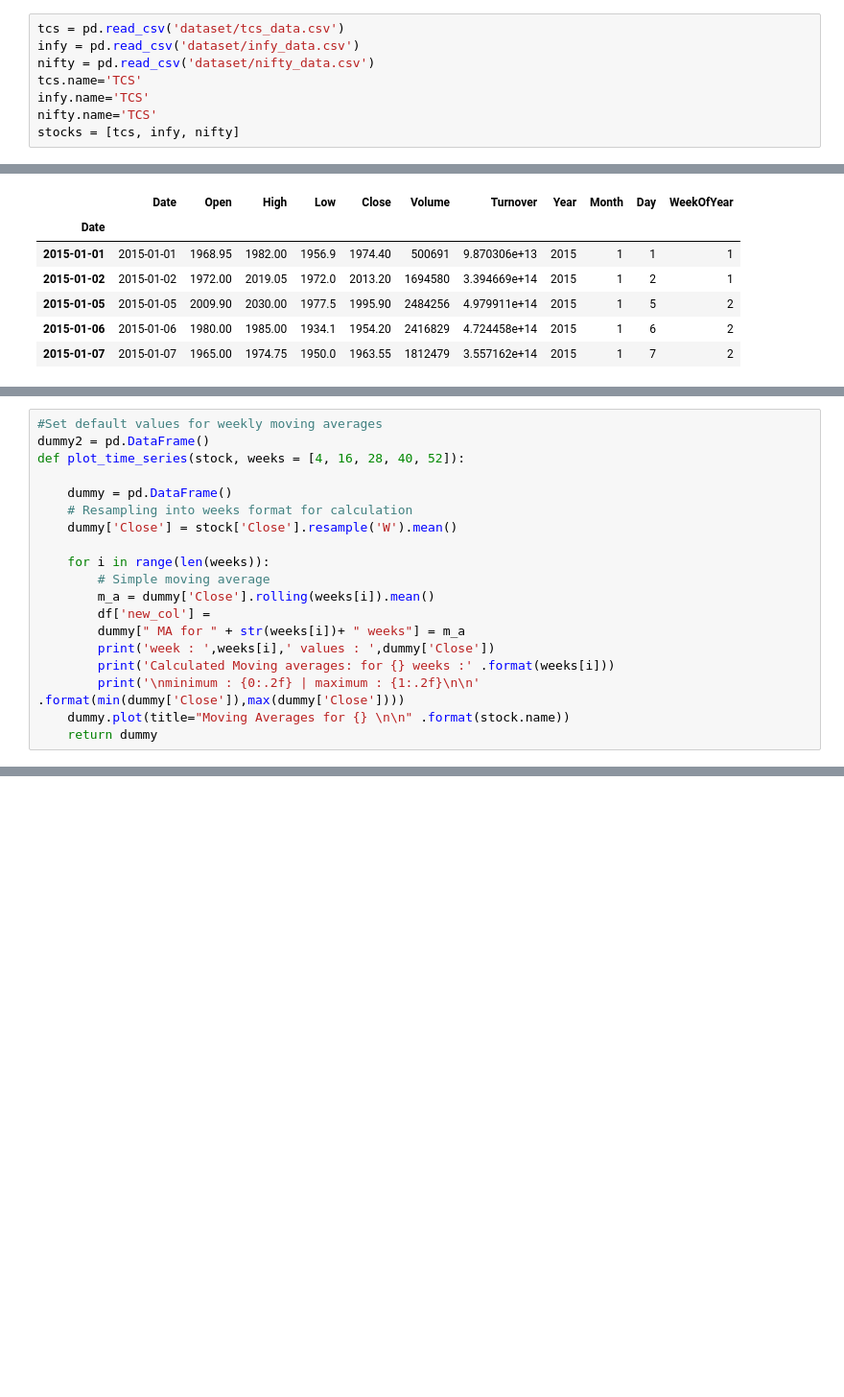
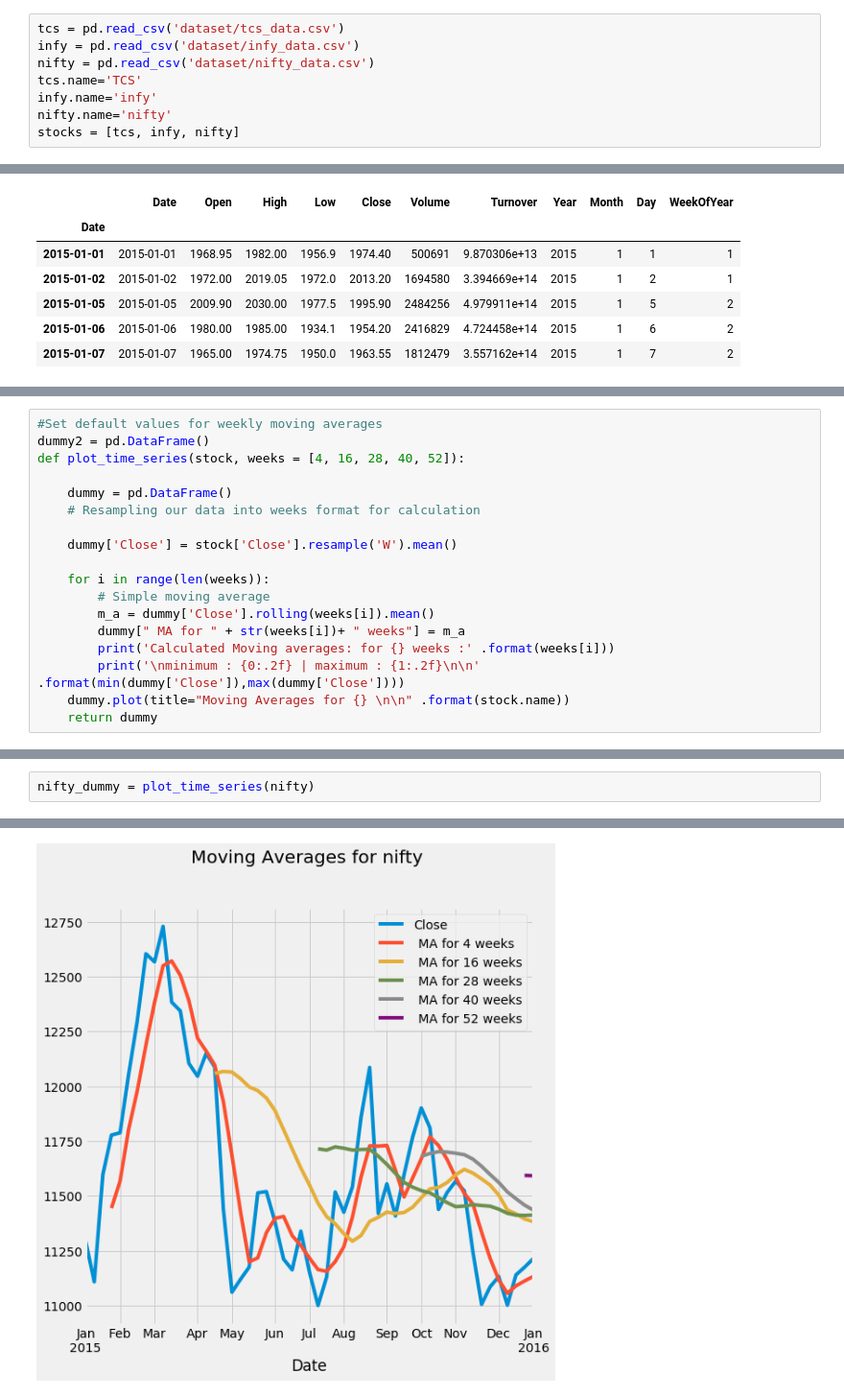
Before and after one commit to keshavvinayak01/Time-Series-Forecasting, a Jupyter notebook: Task_1_and_2.ipynb, the cells around one changed output, grey strips where cells are left out. Shown at 96% size. Cells and saved outputs as stored; diff of their text form; blank space fills up the shorter version.

Commit message:
Dummy columns

```diff
--- a/Task_1_and_2.ipynb
+++ b/Task_1_and_2.ipynb
@@ -16,8 +16,8 @@ tcs = pd.read_csv('dataset/tcs_data.csv')
 infy = pd.read_csv('dataset/infy_data.csv')
 nifty = pd.read_csv('dataset/nifty_data.csv')
 tcs.name='TCS'
-infy.name='TCS'
-nifty.name='TCS'
+infy.name='infy'
+nifty.name='nifty'
 stocks = [tcs, infy, nifty]
 # %%
 def date_to_feature(df):
@@ -61,15 +80,14 @@ dummy2 = pd.DataFrame()
 def plot_time_series(stock, weeks = [4, 16, 28, 40, 52]):
 
     dummy = pd.DataFrame()
-    # Resampling into weeks format for calculation
+    # Resampling our data into weeks format for calculation
+
     dummy['Close'] = stock['Close'].resample('W').mean()
 
     for i in range(len(weeks)):
         # Simple moving average
         m_a = dummy['Close'].rolling(weeks[i]).mean()
-        df['new_col'] =
         dummy[" MA for " + str(weeks[i])+ " weeks"] = m_a
-        print('week : ',weeks[i],' values : ',dummy['Close'])
         print('Calculated Moving averages: for {} weeks :' .format(weeks[i]))
         print('\nminimum : {0:.2f} | maximum : {1:.2f}\n\n' .format(min(dummy['Close']),max(dummy['Close'])))
     dummy.plot(title="Moving Averages for {} \n\n" .format(stock.name))
@@ -95,3 +113,6 @@ Calculated Moving averages: for 52 weeks :
 
 minimum : 2354.19 | maximum : 2721.96
 [figure]
+# %%
+nifty_dummy = plot_time_series(nifty)
+# %% [output]
@@ -97,0 +136 @@ minimum : 2354.19 | maximum : 2721.96
+[figure, added]
```
Also changed, not shown: parts of 37 cells of this notebook.
